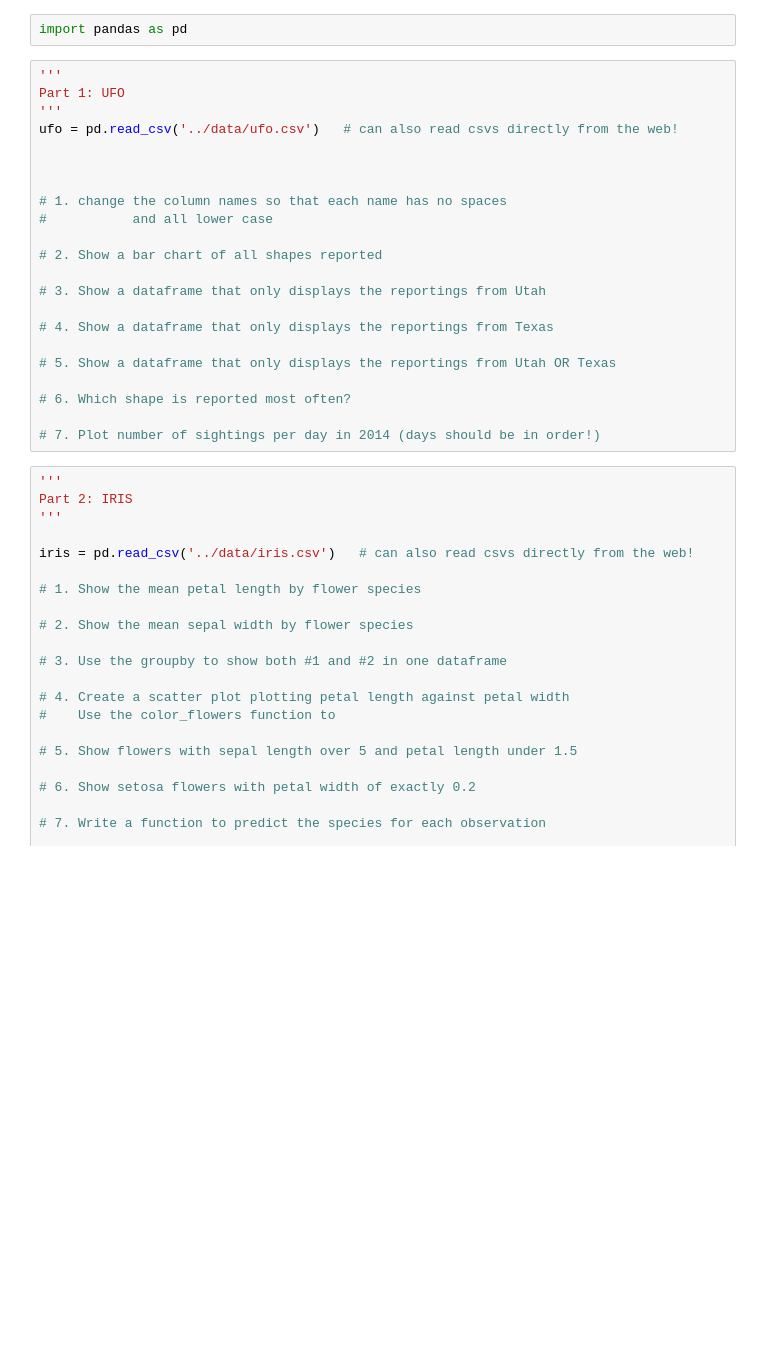
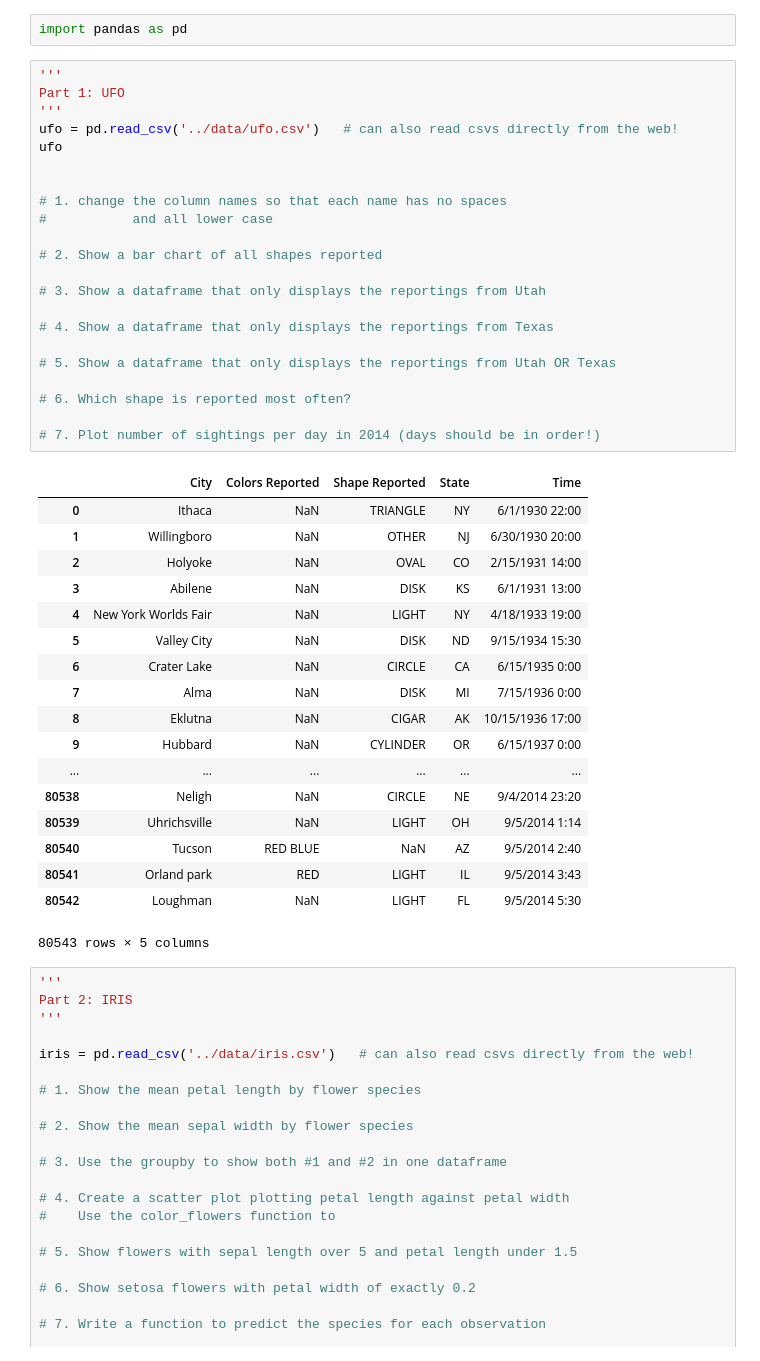
Before and after one commit to sinanuozdemir/sfdat22, a Jupyter notebook: labs/03_lab_pandas.ipynb, the cells around one changed output. Saved outputs shown, nothing was run; the diff lists cells and outputs as text; blank space fills up the shorter version.

```diff
--- a/labs/03_lab_pandas.ipynb
+++ b/labs/03_lab_pandas.ipynb
@@ -3,25 +3,44 @@ import pandas as pd
 # %%
 '''
 Part 1: UFO
 '''
 ufo = pd.read_csv('../data/ufo.csv')   # can also read csvs directly from the web!
-
+ufo
 
 
 # 1. change the column names so that each name has no spaces
 #           and all lower case
 
 # 2. Show a bar chart of all shapes reported
 
 # 3. Show a dataframe that only displays the reportings from Utah
 
 # 4. Show a dataframe that only displays the reportings from Texas
 
 # 5. Show a dataframe that only displays the reportings from Utah OR Texas
 
 # 6. Which shape is reported most often?
 
 # 7. Plot number of sightings per day in 2014 (days should be in order!)
+# %% [output]
+|  | City | Colors Reported | Shape Reported | State | Time |
+| 0 | Ithaca | NaN | TRIANGLE | NY | 6/1/1930 22:00 |
+| 1 | Willingboro | NaN | OTHER | NJ | 6/30/1930 20:00 |
+| 2 | Holyoke | NaN | OVAL | CO | 2/15/1931 14:00 |
+| 3 | Abilene | NaN | DISK | KS | 6/1/1931 13:00 |
+| 4 | New York Worlds Fair | NaN | LIGHT | NY | 4/18/1933 19:00 |
+| 5 | Valley City | NaN | DISK | ND | 9/15/1934 15:30 |
+| 6 | Crater Lake | NaN | CIRCLE | CA | 6/15/1935 0:00 |
+| 7 | Alma | NaN | DISK | MI | 7/15/1936 0:00 |
+| 8 | Eklutna | NaN | CIGAR | AK | 10/15/1936 17:00 |
+| 9 | Hubbard | NaN | CYLINDER | OR | 6/15/1937 0:00 |
+| ... | ... | ... | ... | ... | ... |
+| 80538 | Neligh | NaN | CIRCLE | NE | 9/4/2014 23:20 |
+| 80539 | Uhrichsville | NaN | LIGHT | OH | 9/5/2014 1:14 |
+| 80540 | Tucson | RED BLUE | NaN | AZ | 9/5/2014 2:40 |
+| 80541 | Orland park | RED | LIGHT | IL | 9/5/2014 3:43 |
+| 80542 | Loughman | NaN | LIGHT | FL | 9/5/2014 5:30 |
+80543 rows × 5 columns
 # %%
 '''
 Part 2: IRIS
```
Also changed, not shown: parts of 1 cell of this notebook, 8 other files.
